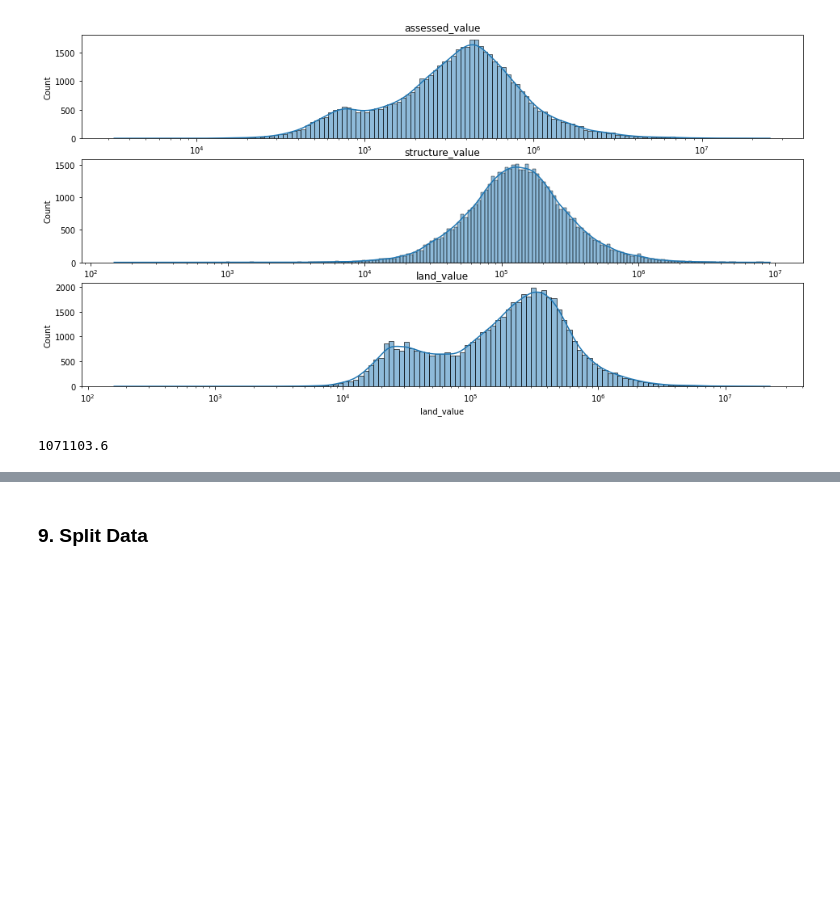
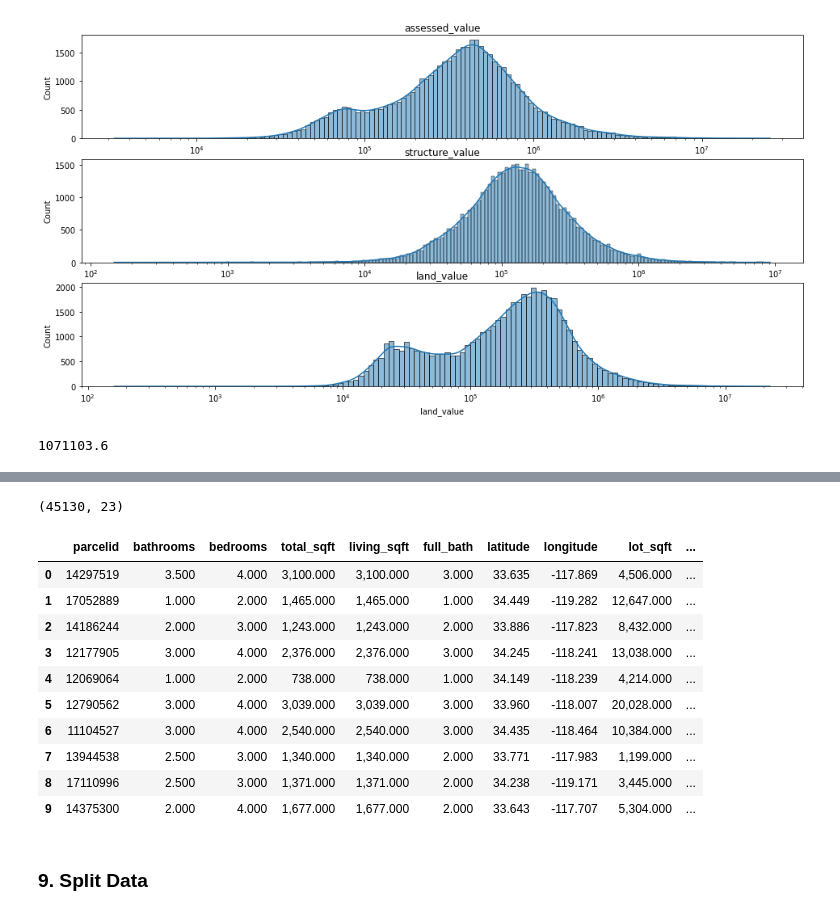
Before and after one commit to m3redithw/Zestimates-Clustering-Project, a Jupyter notebook: wrangle.ipynb, the cells around one changed output, grey strips where cells are left out. Cells and saved outputs as stored; diff of their text form; code cells hidden in the pictures; blank space fills up the shorter version.

```diff
--- a/wrangle.ipynb
+++ b/wrangle.ipynb
@@ -192,6 +193,8 @@ df.head()
 | 2 | 14186244 | 2.000 | 3.000 | 2.000 | 1,243.000 | 1,243.000 | 2.000 | 33.886 | ... |
 | 3 | 12177905 | 3.000 | 4.000 | 3.000 | 2,376.000 | 2,376.000 | 3.000 | 34.245 | ... |
 | 4 | 12095076 | 3.000 | 4.000 | 3.000 | 2,962.000 | 2,962.000 | 3.000 | 34.145 | ... |
+# %%
+df = df.dropna()
 # %% [markdown]
 ### 7. Data Types
 # %%
@@ -328,3 +329,5 @@ upper_bound= q3 + k * iqr
 upper_bound
 # %% [output]
 1071103.6
+# %%
+df = prepare.prep_zillow(df)
@@ -330,0 +448,2 @@ upper_bound
+# %%
+zip_error = pd.read_csv('logeror_zip.csv')
@@ -331,3 +466,23 @@ upper_bound
+# %%
+df.shape
+# %% [output]
+(45130, 23)
+# %%
+df = pd.merge(df, zip_error, on='zip_code', how='left')
+# %%
+df.head(10)
+# %% [output]
+|  | parcelid | bathrooms | bedrooms | total_sqft | living_sqft | full_bath | latitude | longitude | lot_sqft | ... |
+| 0 | 14297519 | 3.500 | 4.000 | 3,100.000 | 3,100.000 | 3.000 | 33.635 | -117.869 | 4,506.000 | ... |
+| 1 | 17052889 | 1.000 | 2.000 | 1,465.000 | 1,465.000 | 1.000 | 34.449 | -119.282 | 12,647.000 | ... |
+| 2 | 14186244 | 2.000 | 3.000 | 1,243.000 | 1,243.000 | 2.000 | 33.886 | -117.823 | 8,432.000 | ... |
+| 3 | 12177905 | 3.000 | 4.000 | 2,376.000 | 2,376.000 | 3.000 | 34.245 | -118.241 | 13,038.000 | ... |
+| 4 | 12069064 | 1.000 | 2.000 | 738.000 | 738.000 | 1.000 | 34.149 | -118.239 | 4,214.000 | ... |
+| 5 | 12790562 | 3.000 | 4.000 | 3,039.000 | 3,039.000 | 3.000 | 33.960 | -118.007 | 20,028.000 | ... |
+| 6 | 11104527 | 3.000 | 4.000 | 2,540.000 | 2,540.000 | 3.000 | 34.435 | -118.464 | 10,384.000 | ... |
+| 7 | 13944538 | 2.500 | 3.000 | 1,340.000 | 1,340.000 | 2.000 | 33.771 | -117.983 | 1,199.000 | ... |
+| 8 | 17110996 | 2.500 | 3.000 | 1,371.000 | 1,371.000 | 2.000 | 34.238 | -119.171 | 3,445.000 | ... |
+| 9 | 14375300 | 2.000 | 4.000 | 1,677.000 | 1,677.000 | 2.000 | 33.643 | -117.707 | 5,304.000 | ... |
 # %% [markdown]
 ### 9. Split Data
 # %%
```
Also changed, not shown: parts of 15 cells of this notebook.
